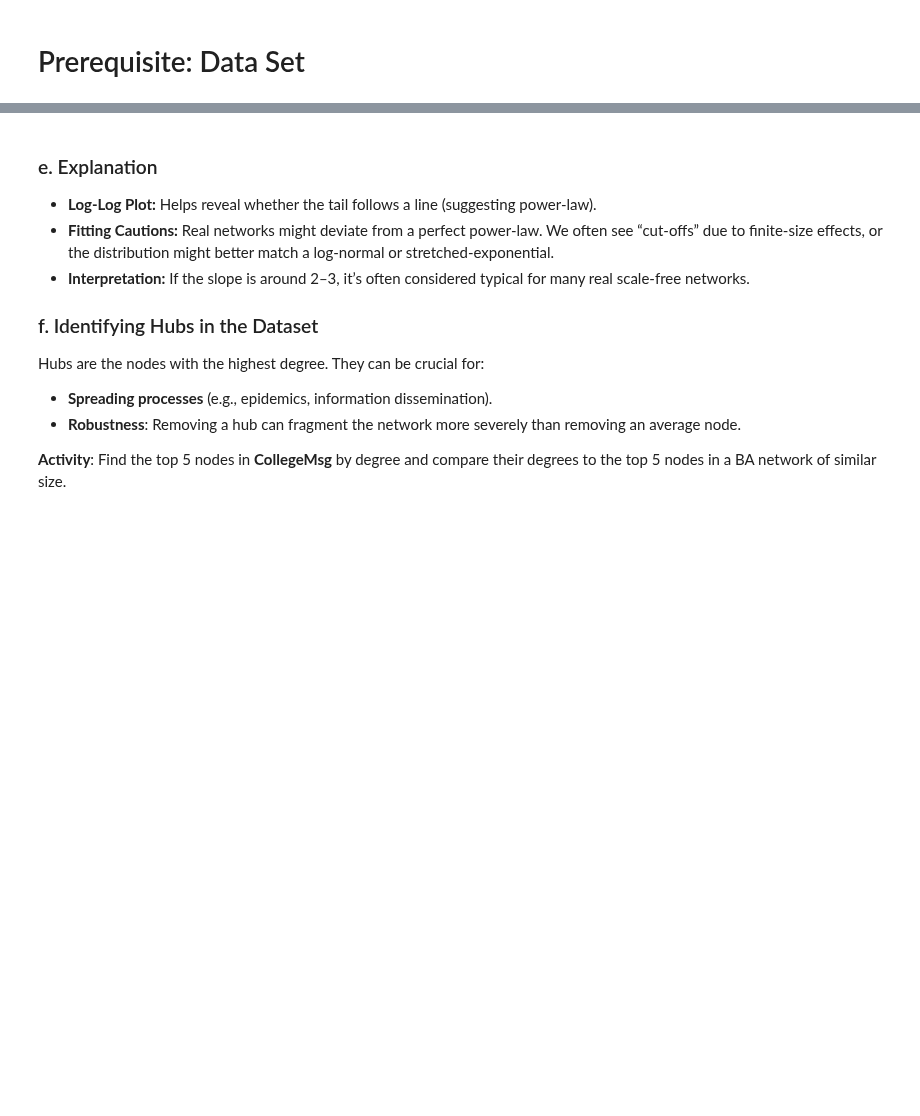
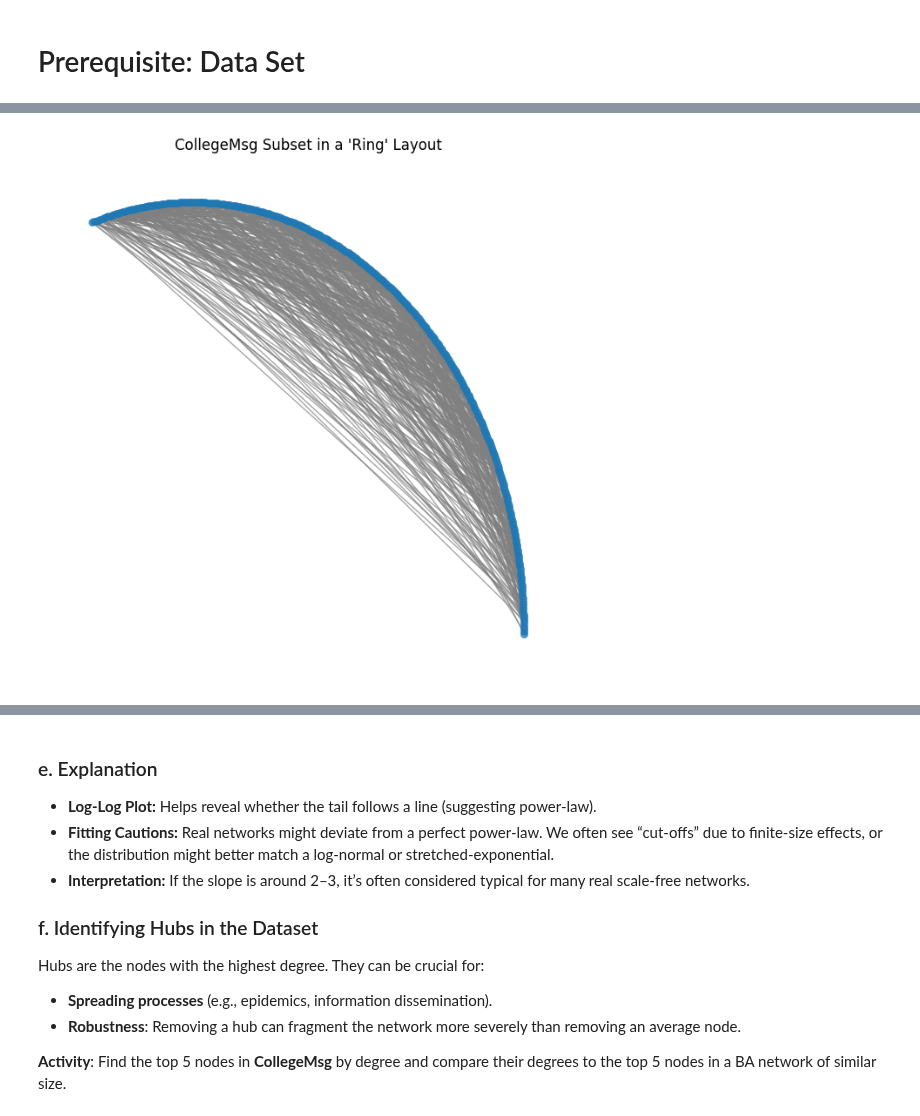
Before and after one commit to bgbg/ML-on-Graphs, a Jupyter notebook: 5_Network_Formation_Models.ipynb, the cells around one changed output, grey strips where cells are left out. Saved outputs shown, nothing was run; the diff lists cells and outputs as text; code cells hidden in the pictures; blank space fills up the shorter version.

```diff
--- a/5_Network_Formation_Models.ipynb
+++ b/5_Network_Formation_Models.ipynb
@@ -74,20 +2,0 @@ total 192M
-# %%
-# Example code: Mount, navigate to Data folder, and load dataset
-from google.colab import drive
-import os
-
-drive.mount('/content/drive')
-
-notebooks_path = "/content/drive/MyDrive/Colab Notebooks"
-os.chdir(notebooks_path)
-
-data_folder = "Data"
-os.chdir(data_folder)
-
-print("Current Directory:", os.getcwd())
-!ls -lh
-
-# Load & verify dataset
-with open('CollegeMsg.txt', 'r') as f:
-    for i in range(5):
-        print(next(f).strip())
@@ -1253,0 +782,32 @@ Estimated power-law exponent alpha (rough): -1.544754261690908
+# %%
+import networkx as nx
+import matplotlib.pyplot as plt
+
+# Suppose we use out-degree as our sorting criterion:
+node_degs = [(node, G_college.out_degree(node)) for node in G_college.nodes()]
+sorted_nodes = [nd[0] for nd in sorted(node_degs, key=lambda x: x[1])]
+
+# We create a 'ring position' dictionary
+pos_ring = {}
+n_total = len(sorted_nodes)
+for i, nd in enumerate(sorted_nodes):
+    # place them in a circular layout
+    angle = 2.0 * 3.14159 * (i / n_total)
+    pos_ring[nd] = (np.cos(angle), np.sin(angle))
+
+# We can then draw a subgraph with these positions:
+sub_nodes = sorted_nodes[:300]  # small subset
+subG = G_college.subgraph(sub_nodes).to_undirected()
+
+plt.figure(figsize=(6, 6))
+nx.draw(
+    subG,
+    pos={nd: pos_ring[nd] for nd in sub_nodes},
+    node_size=30,
+    alpha=0.7,
+    edge_color="gray",
+)
+plt.title("CollegeMsg Subset in a 'Ring' Layout")
+plt.show()
+# %% [output]
+[figure, added]
```
Also changed, not shown: parts of 101 cells of this notebook, 1 other file.
